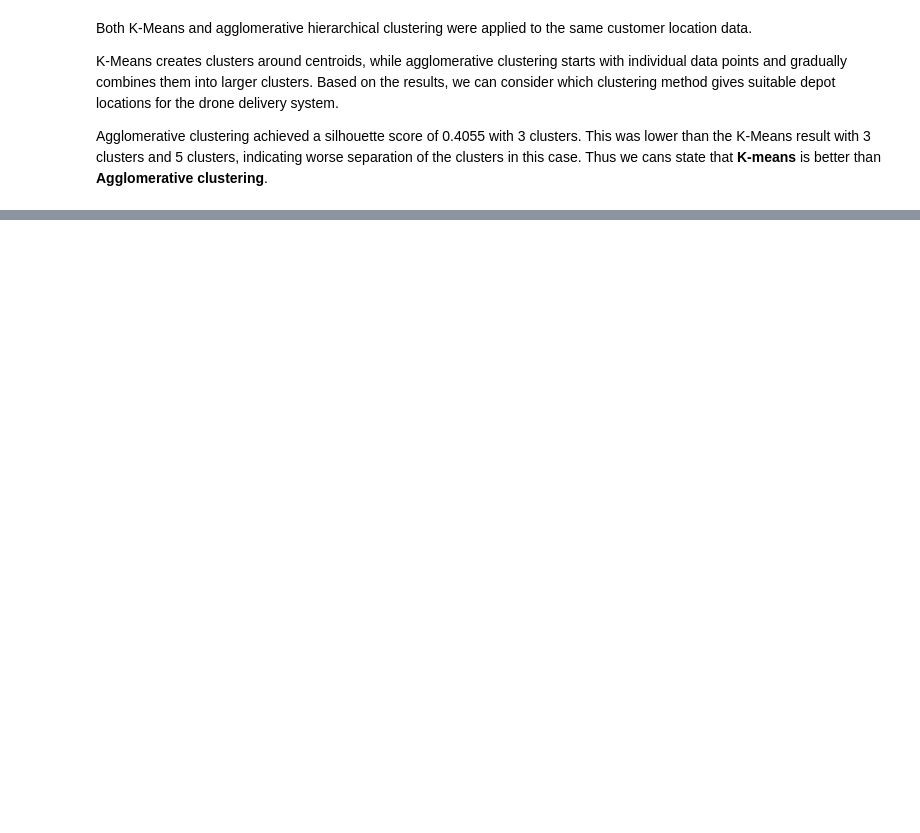
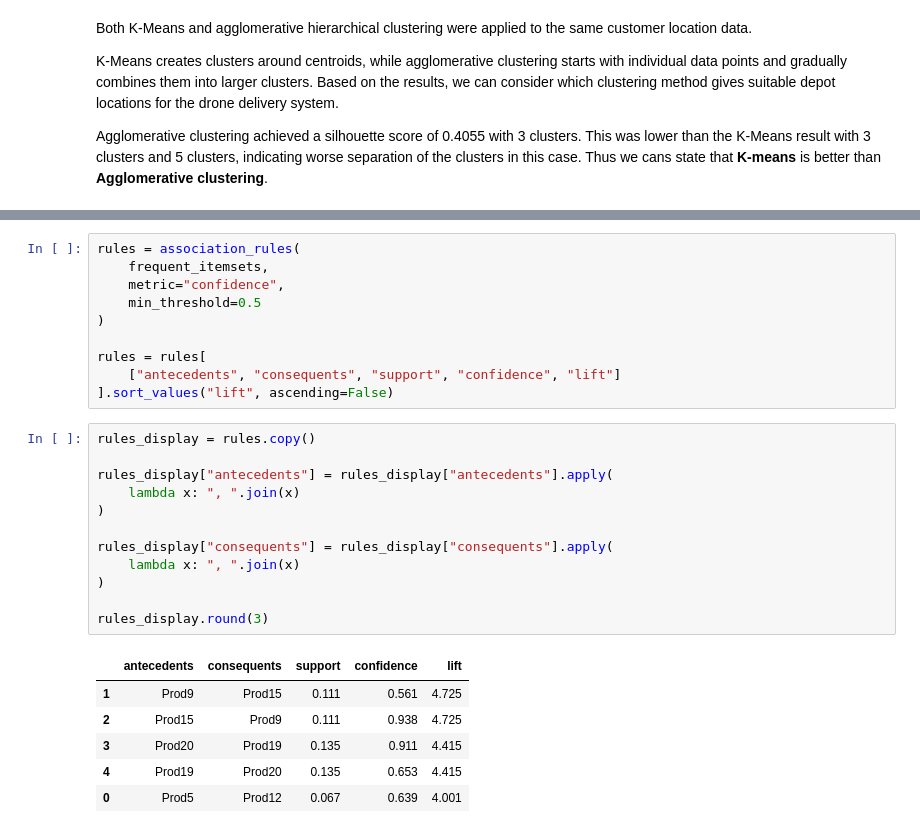
Before and after one commit to mehiis/data-processing-and-machine-learning-metropolia-group7, a Jupyter notebook: assignment-05/assignment-05-clustering-and-association-rule-mining.ipynb, the cells around one changed output, grey strips where cells are left out. Cells and saved outputs as stored; diff of their text form; blank space fills up the shorter version.

```diff
--- a/assignment-05/assignment-05-clustering-and-association-rule-mining.ipynb
+++ b/assignment-05/assignment-05-clustering-and-association-rule-mining.ipynb
@@ -447,0 +464,29 @@ Agglomerative clustering achieved a silhouette score of 0.4055 with 3 clusters.
+# %%
+rules = association_rules(
+    frequent_itemsets,
+    metric="confidence",
+    min_threshold=0.5
+)
+
+rules = rules[
+    ["antecedents", "consequents", "support", "confidence", "lift"]
+].sort_values("lift", ascending=False)
+# %%
+rules_display = rules.copy()
+
+rules_display["antecedents"] = rules_display["antecedents"].apply(
+    lambda x: ", ".join(x)
+)
+
+rules_display["consequents"] = rules_display["consequents"].apply(
+    lambda x: ", ".join(x)
+)
+
+rules_display.round(3)
+# %% [output]
+|  | antecedents | consequents | support | confidence | lift |
+| 1 | Prod9 | Prod15 | 0.111 | 0.561 | 4.725 |
+| 2 | Prod15 | Prod9 | 0.111 | 0.938 | 4.725 |
+| 3 | Prod20 | Prod19 | 0.135 | 0.911 | 4.415 |
+| 4 | Prod19 | Prod20 | 0.135 | 0.653 | 4.415 |
+| 0 | Prod5 | Prod12 | 0.067 | 0.639 | 4.001 |
```
Also changed, not shown: parts of 11 cells of this notebook.
